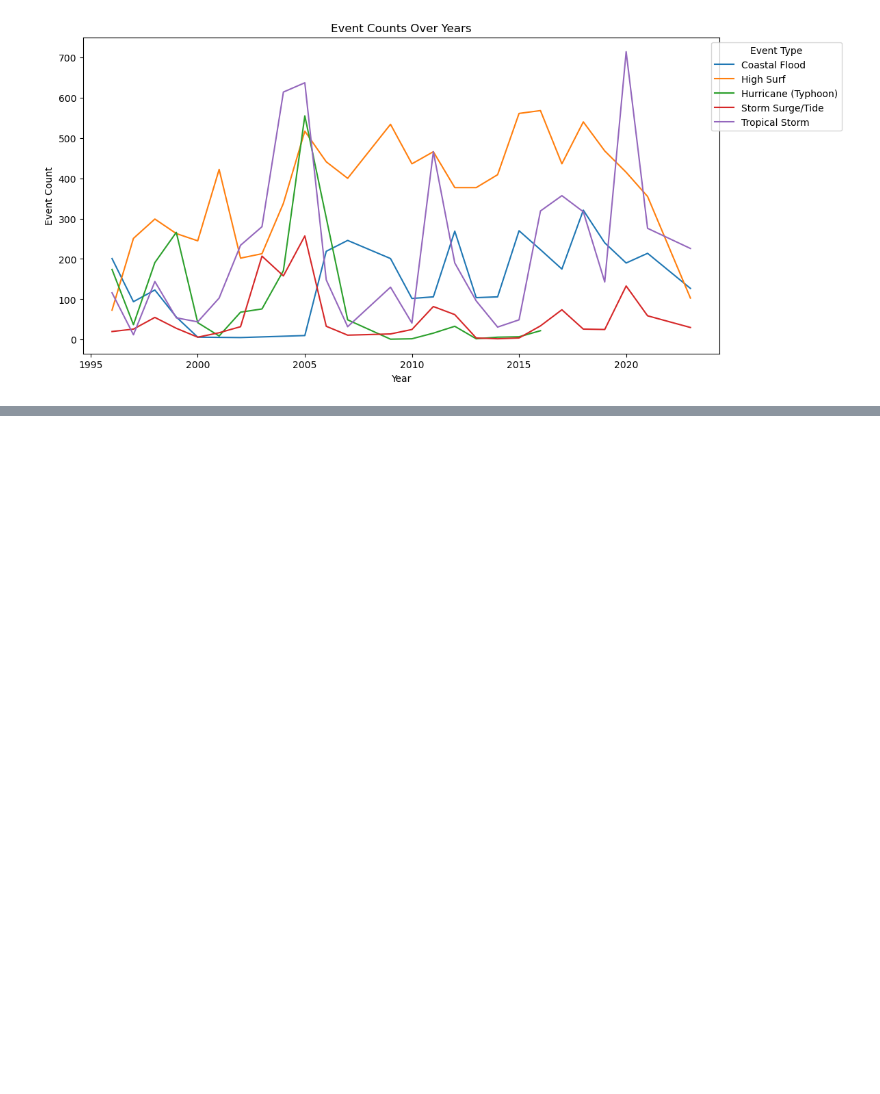
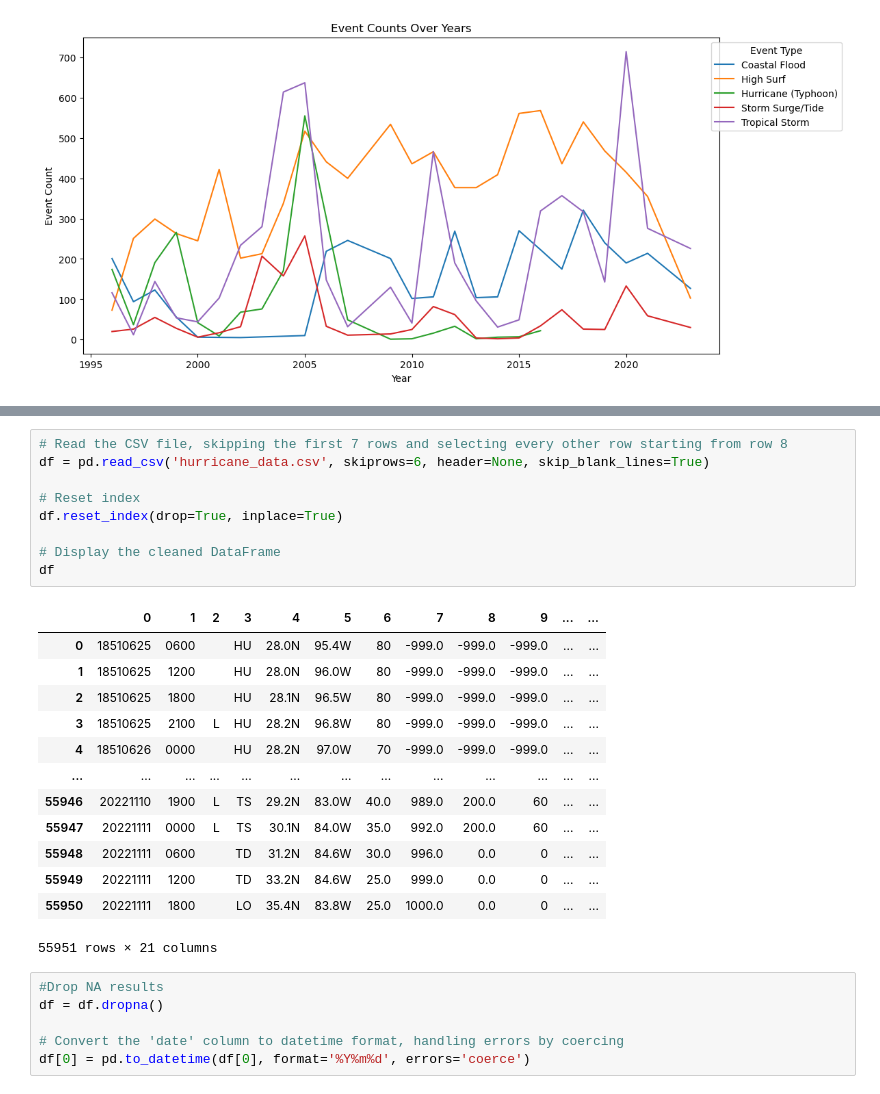
Before and after one commit to gfsiciliani/project-3-ocean, a Jupyter notebook: storm/storm_data.ipynb, the cells around one changed output, grey strips where cells are left out. Saved outputs shown, nothing was run; the diff lists cells and outputs as text; blank space fills up the shorter version.

```diff
--- a/storm/storm_data.ipynb
+++ b/storm/storm_data.ipynb
@@ -262,0 +271,29 @@ NotebookApp.rate_limit_window=3.0 (secs)
+# %%
+# Read the CSV file, skipping the first 7 rows and selecting every other row starting from row 8
+df = pd.read_csv('hurricane_data.csv', skiprows=6, header=None, skip_blank_lines=True)
+
+# Reset index
+df.reset_index(drop=True, inplace=True)
+
+# Display the cleaned DataFrame
+df
+# %% [output]
+|  | 0 | 1 | 2 | 3 | 4 | 5 | 6 | 7 | 8 | 9 | ... | ... |
+| 0 | 18510625 | 0600 |  | HU | 28.0N | 95.4W | 80 | -999.0 | -999.0 | -999.0 | ... | ... |
+| 1 | 18510625 | 1200 |  | HU | 28.0N | 96.0W | 80 | -999.0 | -999.0 | -999.0 | ... | ... |
+| 2 | 18510625 | 1800 |  | HU | 28.1N | 96.5W | 80 | -999.0 | -999.0 | -999.0 | ... | ... |
+| 3 | 18510625 | 2100 | L | HU | 28.2N | 96.8W | 80 | -999.0 | -999.0 | -999.0 | ... | ... |
+| 4 | 18510626 | 0000 |  | HU | 28.2N | 97.0W | 70 | -999.0 | -999.0 | -999.0 | ... | ... |
+| ... | ... | ... | ... | ... | ... | ... | ... | ... | ... | ... | ... | ... |
+| 55946 | 20221110 | 1900 | L | TS | 29.2N | 83.0W | 40.0 | 989.0 | 200.0 | 60 | ... | ... |
+| 55947 | 20221111 | 0000 | L | TS | 30.1N | 84.0W | 35.0 | 992.0 | 200.0 | 60 | ... | ... |
+| 55948 | 20221111 | 0600 |  | TD | 31.2N | 84.6W | 30.0 | 996.0 | 0.0 | 0 | ... | ... |
+| 55949 | 20221111 | 1200 |  | TD | 33.2N | 84.6W | 25.0 | 999.0 | 0.0 | 0 | ... | ... |
+| 55950 | 20221111 | 1800 |  | LO | 35.4N | 83.8W | 25.0 | 1000.0 | 0.0 | 0 | ... | ... |
+55951 rows × 21 columns
+# %%
+#Drop NA results
+df = df.dropna()
+
+# Convert the 'date' column to datetime format, handling errors by coercing
+df[0] = pd.to_datetime(df[0], format='%Y%m%d', errors='coerce')
```
Also changed, not shown: parts of 5 cells of this notebook, 10 other files.
